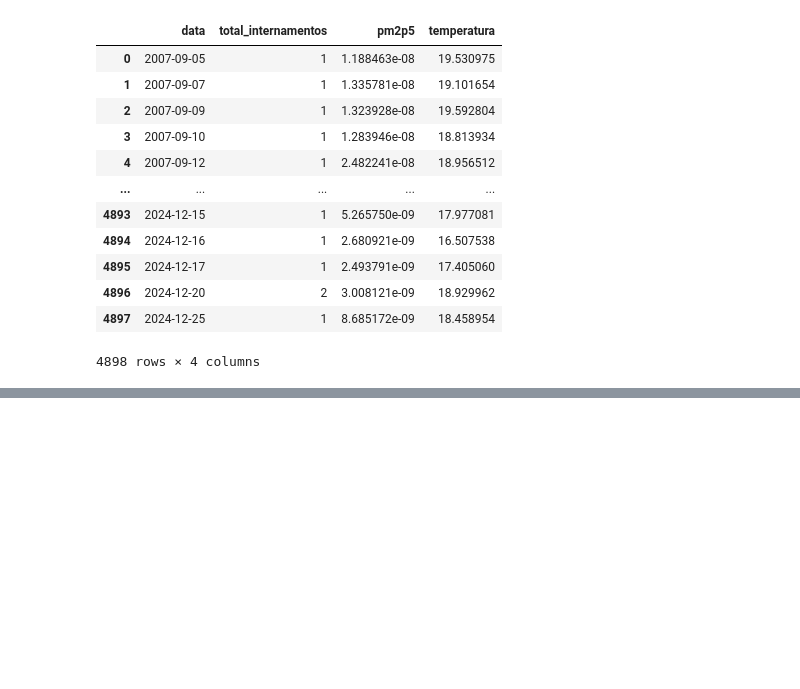
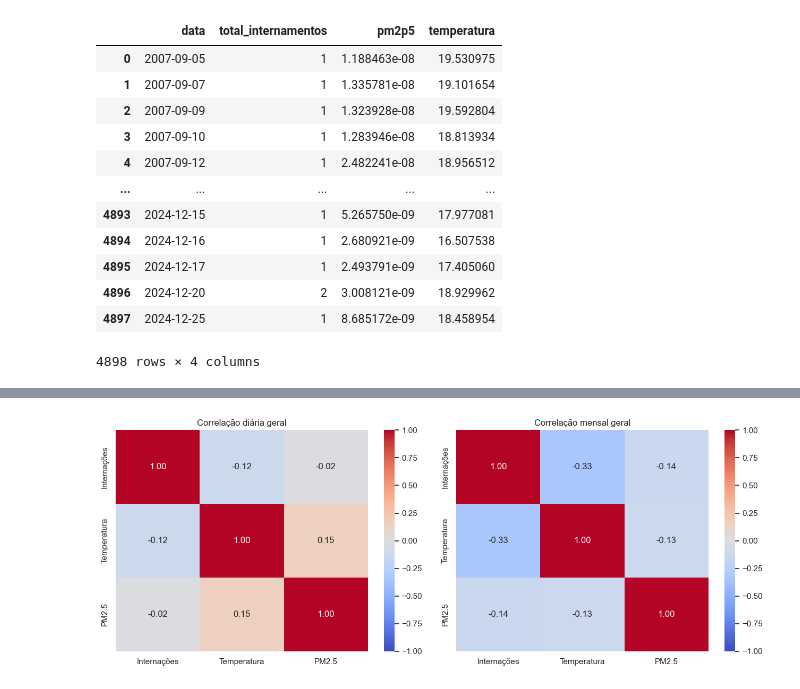
Before and after one commit to LuizFKM/ProjetoBigData, a Jupyter notebook: cruzamentoDeDados.ipynb, the cells around one changed output, grey strips where cells are left out. Cells and saved outputs as stored; diff of their text form; code cells hidden in the pictures; blank space fills up the shorter version.

```diff
--- a/cruzamentoDeDados.ipynb
+++ b/cruzamentoDeDados.ipynb
@@ -94,0 +299,40 @@ plt.show()
+# %%
+nomes_correlacao = {
+    'total_internamentos': 'Internações',
+    'temperatura': 'Temperatura',
+    'pm25_ugm3': 'PM2.5'
+}
+variaveis_diarias = list(nomes_correlacao.keys())
+
+# Cria a agregacao necessaria mesmo quando esta celula e executada sem os graficos mensais.
+df_mensal_correlacao = (
+    df_analise.set_index('data')
+    .resample('MS')
+    .agg(
+        total_internamentos=('total_internamentos', 'sum'),
+        temperatura_media=('temperatura', 'mean'),
+        pm25_medio=('pm25_ugm3', 'mean')
+    )
+    .reset_index()
+)
+
+corr_diaria = df_analise[variaveis_diarias].rename(columns=nomes_correlacao).corr()
+corr_mensal = (
+    df_mensal_correlacao[['total_internamentos', 'temperatura_media', 'pm25_medio']]
+    .rename(columns={
+        'total_internamentos': 'Internações',
+        'temperatura_media': 'Temperatura',
+        'pm25_medio': 'PM2.5'
+    })
+    .corr()
+)
+
+fig, eixos = plt.subplots(1, 2, figsize=(13, 5))
+sns.heatmap(corr_diaria, annot=True, cmap='coolwarm', vmin=-1, vmax=1, fmt='.2f', ax=eixos[0])
+eixos[0].set_title('Correlação diária geral')
+sns.heatmap(corr_mensal, annot=True, cmap='coolwarm', vmin=-1, vmax=1, fmt='.2f', ax=eixos[1])
+eixos[1].set_title('Correlação mensal geral')
+plt.tight_layout()
+plt.show()
+# %% [output]
+[figure, added]
```
Also changed, not shown: parts of 36 cells of this notebook, 9 other files.
